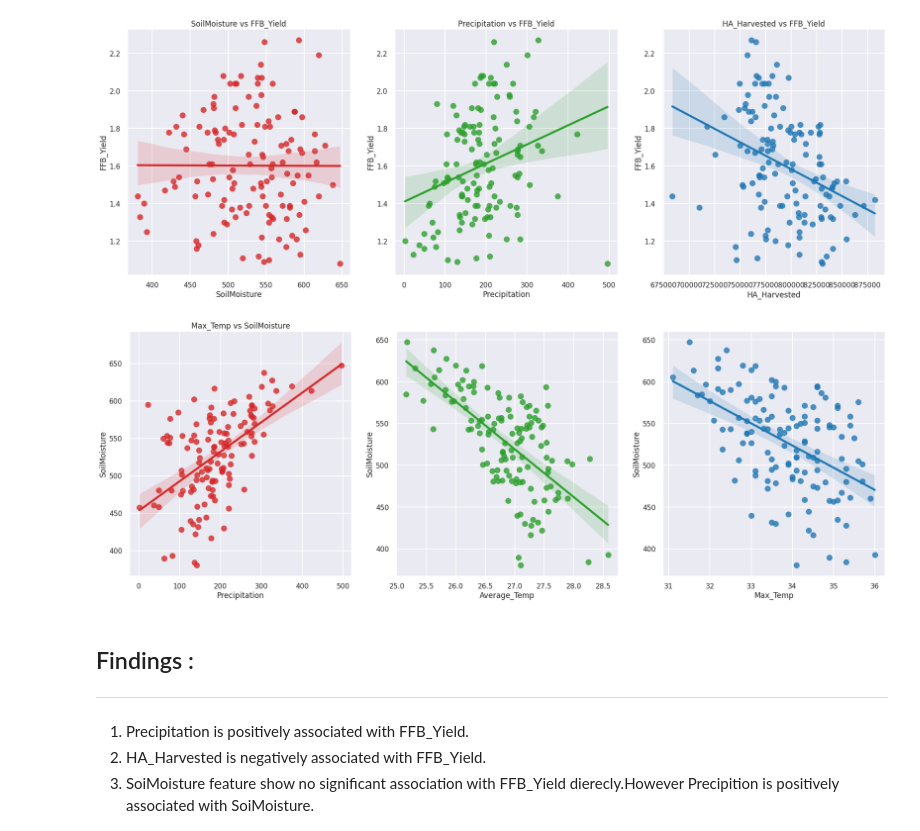
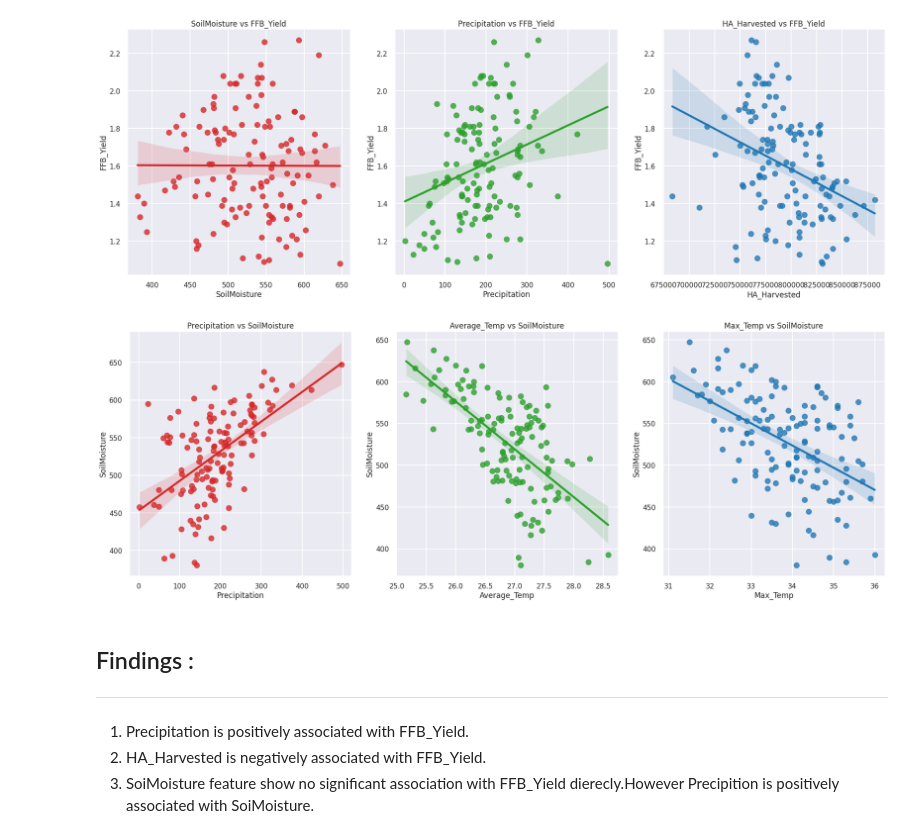
Before and after one commit to chongweelow/ACEassignment, a Jupyter notebook: Ace_Digital_Assignment_Question_2.ipynb, the cells around one changed output. Saved outputs shown, nothing was run; the diff lists cells and outputs as text; code cells hidden in the pictures.

```diff
--- a/Ace_Digital_Assignment_Question_2.ipynb
+++ b/Ace_Digital_Assignment_Question_2.ipynb
@@ -150,17 +150,17 @@ subs[2].title.set_text('HA_Harvested vs FFB_Yield')
 # %%
 # Visualization of dataset (Regression model).
 fig, subs   = plt.subplots(1, 3, figsize = (30,10))
 
 
 sns.regplot(data = df, x = 'Precipitation', y = 'SoilMoisture', ax = subs[0], color = 'tab:red');
 sns.regplot(data = df, x = 'Average_Temp', y = 'SoilMoisture', ax = subs[1], color = 'tab:green');
 sns.regplot(data = df, x = 'Max_Temp', y = 'SoilMoisture', ax = subs[2], color = 'tab:blue');
 
 subs[0].title.set_text('Precipitation vs SoilMoisture')
-subs[0].title.set_text('Average_Temp vs SoilMoisture')
-subs[0].title.set_text('Max_Temp vs SoilMoisture')
+subs[1].title.set_text('Average_Temp vs SoilMoisture')
+subs[2].title.set_text('Max_Temp vs SoilMoisture')
 # %% [output]
-[figure, old version]
+[figure, new version]
 # %% [markdown]
 Findings :
 ---
```
